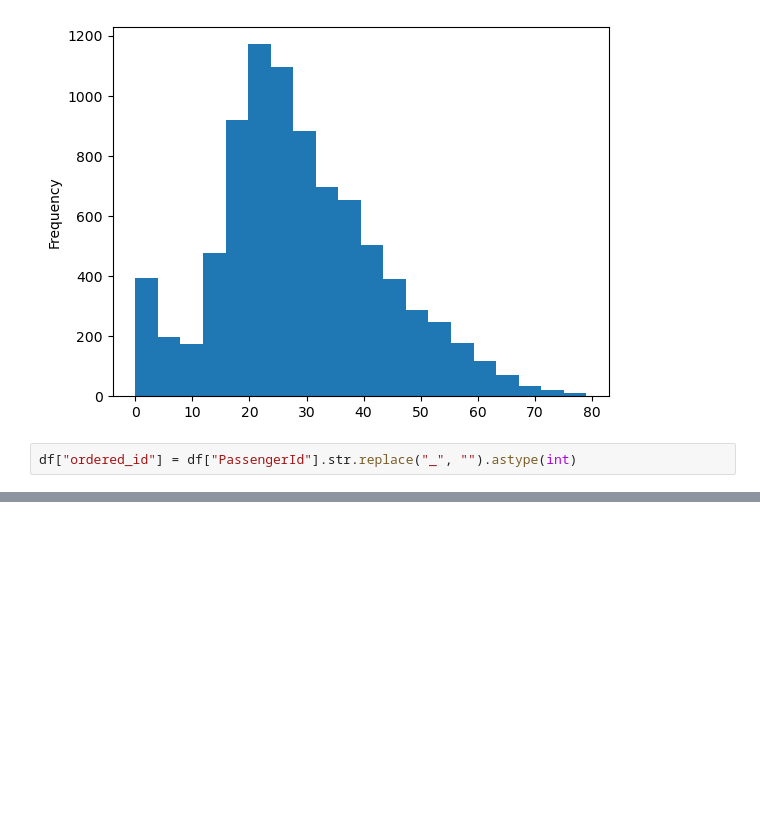
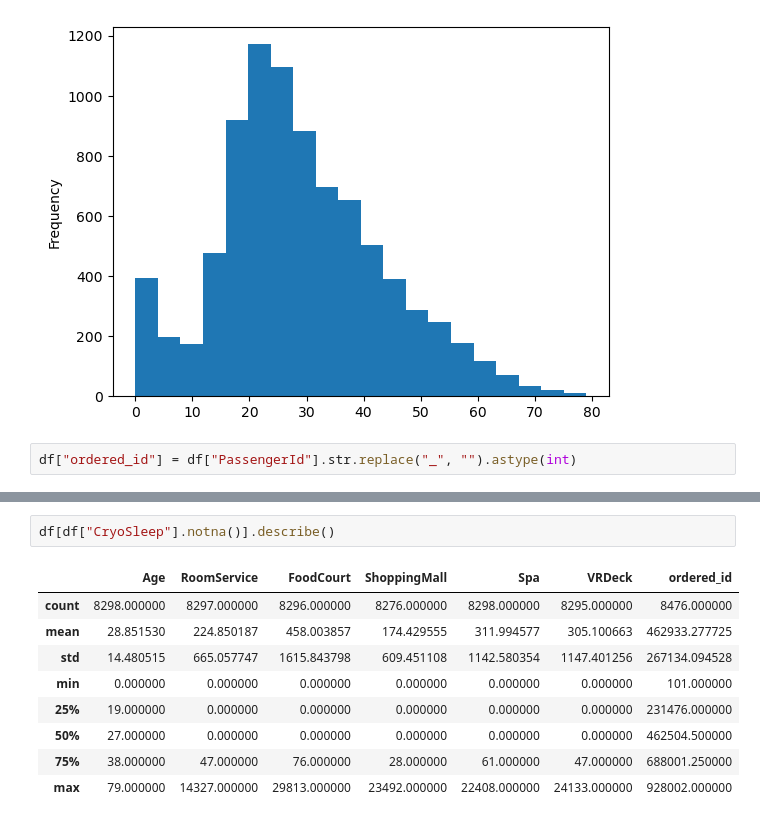
Before and after one commit to dvdhartsman/Spaceship_Titanic, a Jupyter notebook: Spaceship_Titanic.ipynb, the cells around one changed output, grey strips where cells are left out. Saved outputs shown, nothing was run; the diff lists cells and outputs as text; blank space fills up the shorter version.

```diff
--- a/Spaceship_Titanic.ipynb
+++ b/Spaceship_Titanic.ipynb
@@ -132,0 +175,12 @@ IndexingError: Unalignable boolean Series provided as indexer (index of the bool
+# %%
+df[df["CryoSleep"].notna()].describe()
+# %% [output]
+|  | Age | RoomService | FoodCourt | ShoppingMall | Spa | VRDeck | ordered_id |
+| count | 8298.000000 | 8297.000000 | 8296.000000 | 8276.000000 | 8298.000000 | 8295.000000 | 8476.000000 |
+| mean | 28.851530 | 224.850187 | 458.003857 | 174.429555 | 311.994577 | 305.100663 | 462933.277725 |
+| std | 14.480515 | 665.057747 | 1615.843798 | 609.451108 | 1142.580354 | 1147.401256 | 267134.094528 |
+| min | 0.000000 | 0.000000 | 0.000000 | 0.000000 | 0.000000 | 0.000000 | 101.000000 |
+| 25% | 19.000000 | 0.000000 | 0.000000 | 0.000000 | 0.000000 | 0.000000 | 231476.000000 |
+| 50% | 27.000000 | 0.000000 | 0.000000 | 0.000000 | 0.000000 | 0.000000 | 462504.500000 |
+| 75% | 38.000000 | 47.000000 | 76.000000 | 28.000000 | 61.000000 | 47.000000 | 688001.250000 |
+| max | 79.000000 | 14327.000000 | 29813.000000 | 23492.000000 | 22408.000000 | 24133.000000 | 928002.000000 |
```
Also changed, not shown: parts of 38 cells of this notebook.
